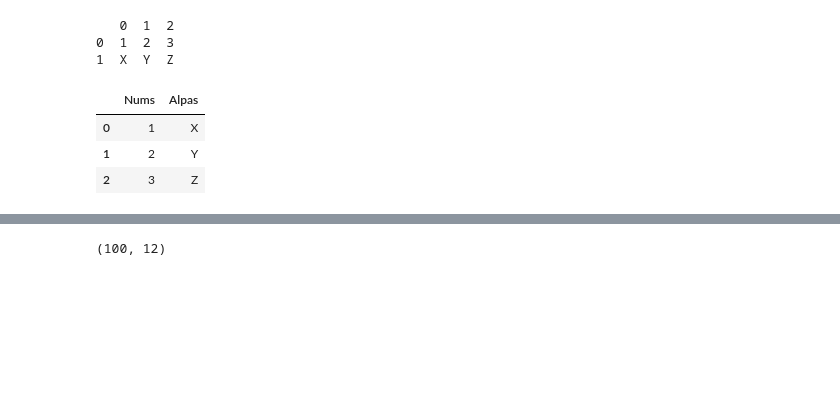
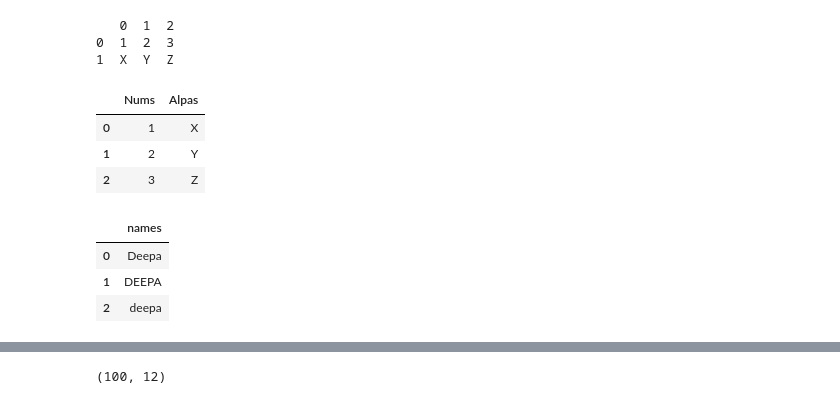
Before and after one commit to DeepaMGMG/Python-Libraries, a Jupyter notebook: Python_Libraries.ipynb, the cells around one changed output, grey strips where cells are left out. Saved outputs shown, nothing was run; the diff lists cells and outputs as text; code cells hidden in the pictures; blank space fills up the shorter version.

```diff
--- a/Python_Libraries.ipynb
+++ b/Python_Libraries.ipynb
@@ -91,3 +64,12 @@ my_df
 | 0 | 1 | X |
 | 1 | 2 | Y |
 | 2 | 3 | Z |
+# %%
+# Create a dataframe using a pandas library
+names_df = pd.DataFrame(data=['Deepa', 'DEEPA','deepa'], columns=['names'])
+names_df
+# %% [output]
+|  | names |
+| 0 | Deepa |
+| 1 | DEEPA |
+| 2 | deepa |
```
Also changed, not shown: parts of 17 cells of this notebook.
